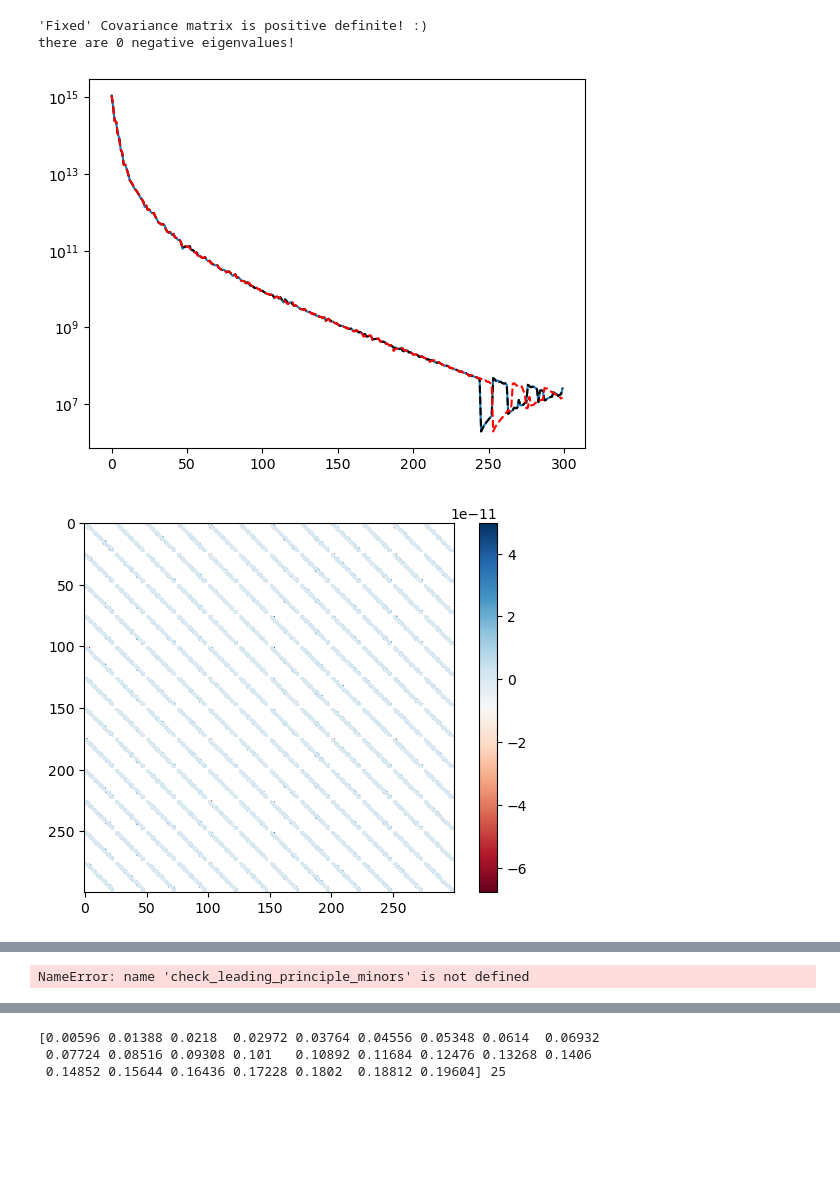
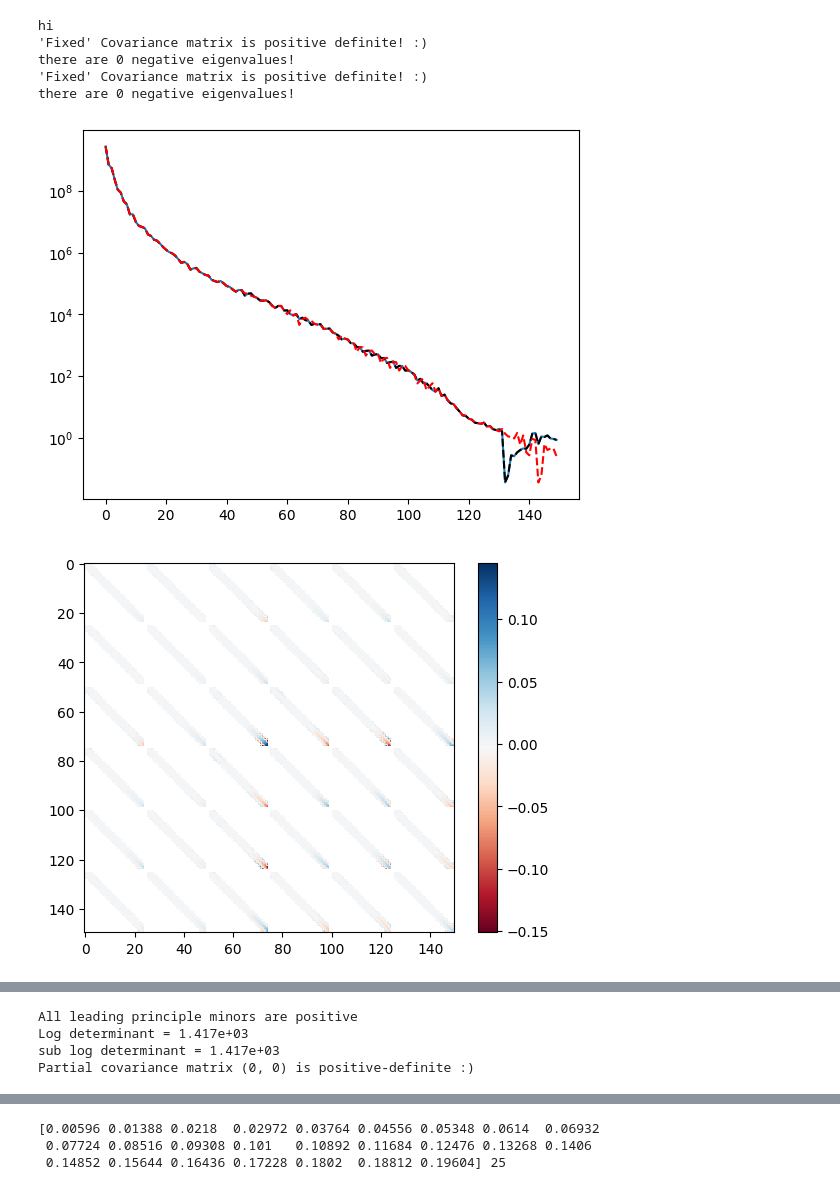
Before and after one commit to jadamo/covapt_mt, a Jupyter notebook: test_mt_covapt.ipynb, the cells around one changed output, grey strips where cells are left out. Saved outputs shown, nothing was run; the diff lists cells and outputs as text; code cells hidden in the pictures; blank space fills up the shorter version.

```diff
--- a/test_mt_covapt.ipynb
+++ b/test_mt_covapt.ipynb
@@ -65,18 +66,18 @@ for z in range(num_zbins):
     for i in range(num_spectra):
         plt.axvline(i*num_kbins*2 - 1, c="black", alpha=0.2)
         plt.axhline(i*num_kbins*2 - 1, c="black", alpha=0.2)
-    plt.xlim(0, num_spectra*2*num_kbins)
-    plt.ylim(num_spectra*2*num_kbins, 0)
+    plt.xlim(0, num_spectra*3*num_kbins)
+    plt.ylim(num_spectra*3*num_kbins, 0)
     plt.colorbar()
 
     plt.figure()
     plt.title("Correlation matrix")
     img = plt.imshow(corr, vmin=-1, vmax=1, cmap="RdBu")
     for i in range(num_spectra):
-        plt.axvline(i*num_kbins*2 - 1, c="black", alpha=0.2)
-        plt.axhline(i*num_kbins*2 - 1, c="black", alpha=0.2)
-    plt.xlim(0, num_spectra*2*num_kbins)
-    plt.ylim(num_spectra*2*num_kbins, 0)
+        plt.axvline(i*num_kbins*3 - 1, c="black", alpha=0.2)
+        plt.axhline(i*num_kbins*3 - 1, c="black", alpha=0.2)
+    plt.xlim(0, num_spectra*3*num_kbins)
+    plt.ylim(num_spectra*3*num_kbins, 0)
     plt.colorbar()
 # %% [output]
 Covariance matrix is positive definite! :)
@@ -117,34 +118,43 @@ there are 0 eigenvalues equal to 0!
 # %%
 # TEMP FIX: manually set eigenvalues to positive
-
+# DO THIS AT YOUR OWN PERIL!
 C_G_fixed = []
 for z in range(num_zbins):
-    eigvals, Q = np.linalg.eig(C_G[z])
-    C_fixed = Q @ (np.diag(abs(eigvals)) @ np.linalg.inv(Q))
+    eigvals_true, Q = np.linalg.eig(C_G[z])
+    if np.any(eigvals_true < 0):
+        print("hi")
+        C_fixed = Q @ (np.diag(abs(eigvals_true)) @ np.linalg.inv(Q))
+    else:
+        C_fixed = C_G[z]
 
     try:
         L = np.linalg.cholesky(C_fixed)
+        L = np.linalg.cholesky(np.linalg.inv(C_fixed))
         print("'Fixed' Covariance matrix is positive definite! :)")
     except:
         print("ERROR! 'Fixed' Covariance matrix is not positive definite!")
 
+    C_G_fixed.append(C_fixed)
     eigvals, Q = np.linalg.eig(C_fixed)
     print("there are {:0.0f} negative eigenvalues!".format(len(eigvals[(eigvals < 0)])))
     plt.figure()
     plt.plot(eigvals)
     plt.plot(abs(eigvals), c="black", ls="--")
     plt.plot(abs(eigvals_true), c="red", ls="--")
     plt.yscale("log")
 
     plt.figure()
-    plt.imshow(100*(C_fixed - C_G[0]) / C_G[0], cmap="RdBu")
+    plt.imshow(100*(C_fixed - C_G[z]) / C_G[z], cmap="RdBu")
     plt.colorbar()
     # plt.plot(np.diag(C_G[0]), label="raw matrix")
     # plt.plot(np.diag(C_fixed), ls="--", label="fixed matrix")
     # plt.yscale("log")
     # plt.legend()
 # %% [output]
+hi
 'Fixed' Covariance matrix is positive definite! :)
 there are 0 negative eigenvalues!
+'Fixed' Covariance matrix is positive definite! :)
+there are 0 negative eigenvalues!
-[figure, old version]
+[figure, new version]
-[figure, old version]
+[figure, new version]
@@ -186,6 +198,9 @@ for z in range(num_zbins):
 # plt.imshow(CorMat(C_sub), cmap="RdBu", vmin=-1, vmax=1)
 # plt.colorbar()
 # %% [output]
-NameError: name 'check_leading_principle_minors' is not defined
+All leading principle minors are positive
+Log determinant = 1.417e+03
+sub log determinant = 1.417e+03
+Partial covariance matrix (0, 0) is positive-definite :)
 # %%
 #pk = np.load("/home/joeadamo/Research/SPHEREx/spherex_emu/data/ps_fid.npy")
```
Also changed, not shown: parts of 13 cells of this notebook, 1 other file.
